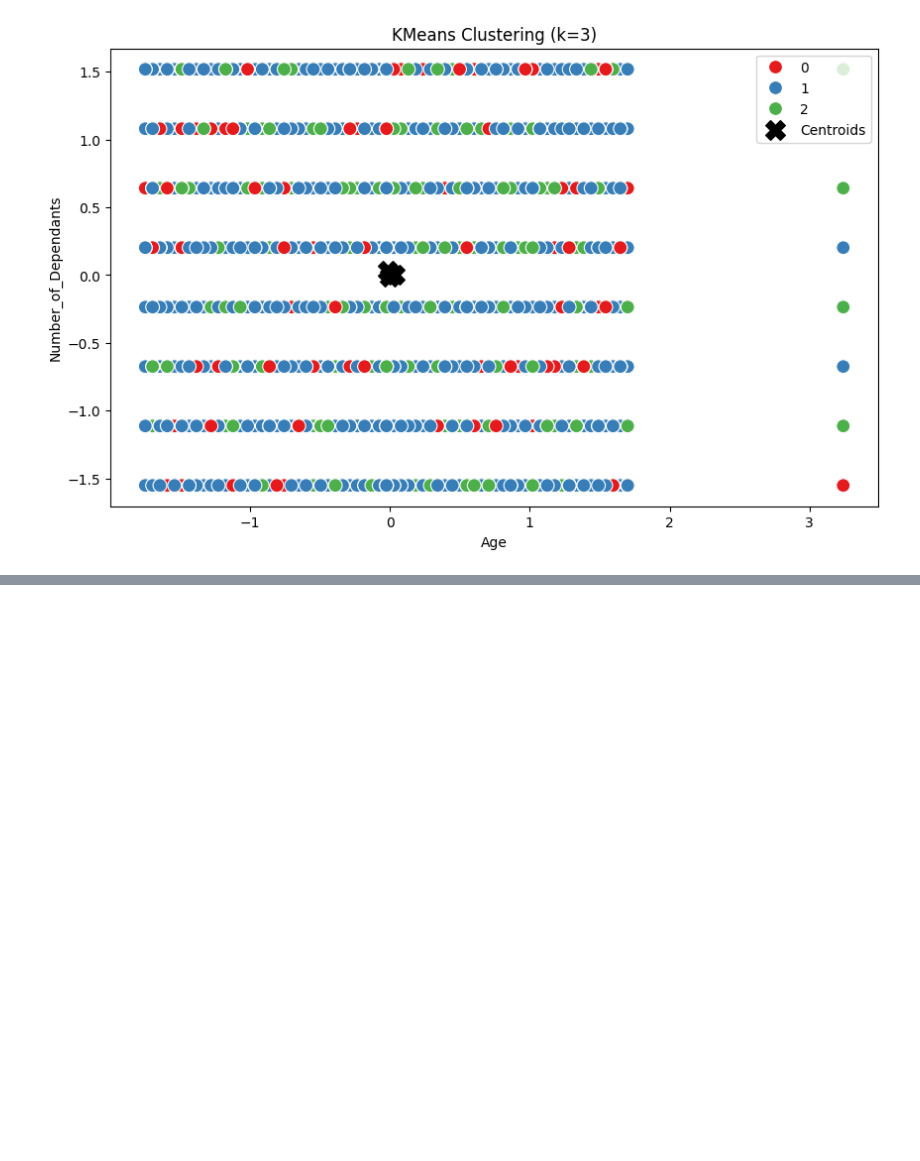
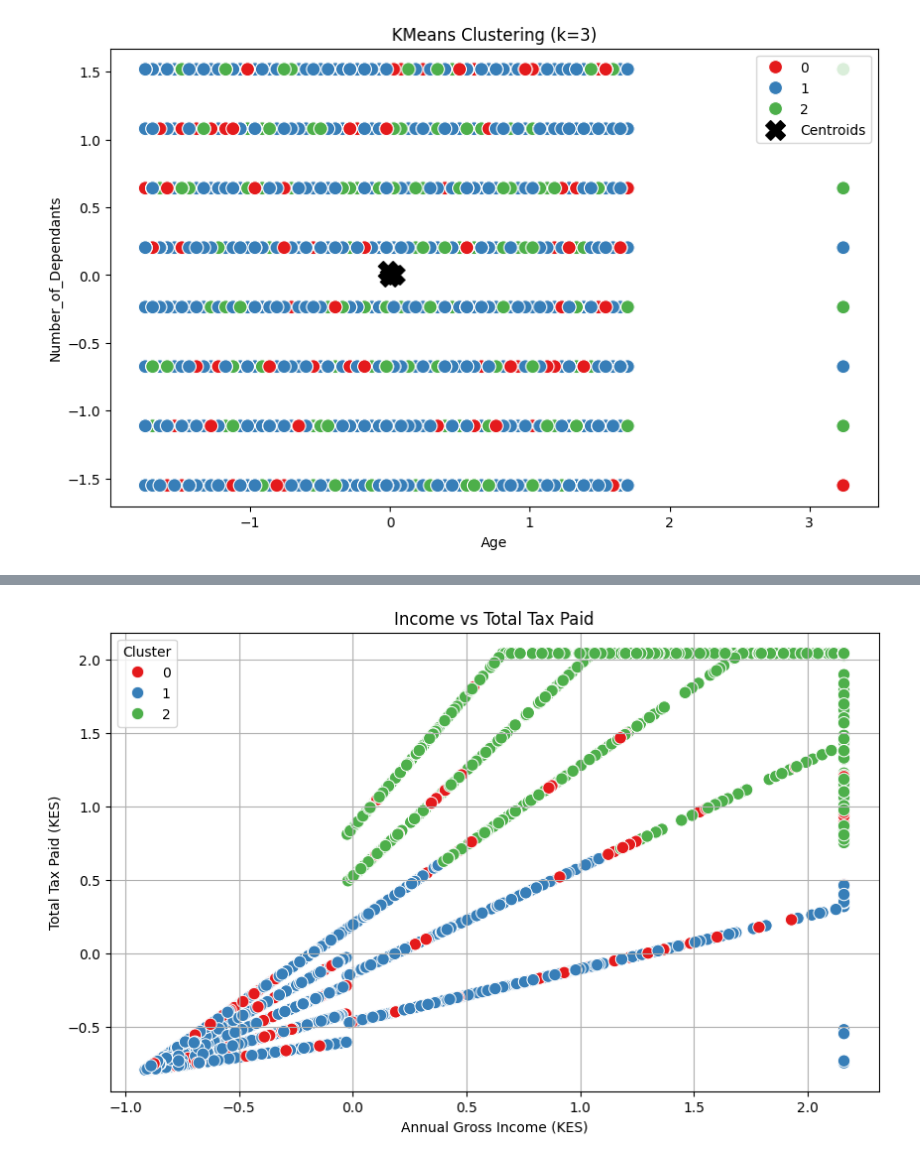
Before and after one commit to OtienoP/AI-Skilling, a Jupyter notebook: Taxpayersegmentation.ipynb, the cells around one changed output, grey strips where cells are left out. Cells and saved outputs as stored; diff of their text form; code cells hidden in the pictures; blank space fills up the shorter version.

```diff
--- a/Taxpayersegmentation.ipynb
+++ b/Taxpayersegmentation.ipynb
@@ -910,0 +1019,18 @@ Explained variance ratio by the 2 PCA components: [0.08817251 0.05855457]
+# %%
+plt.figure(figsize=(10,6))
+sns.scatterplot(
+    data=df2,
+    x='Annual_Gross_Income (KES)',
+    y='Total_Tax_Paid (KES)',
+    hue='Cluster',
+    palette='Set1',
+    s=80
+)
+
+plt.title("Income vs Total Tax Paid")
+plt.xlabel("Annual Gross Income (KES)")
+plt.ylabel("Total Tax Paid (KES)")
+plt.grid(True)
+plt.show()
+# %% [output]
+[figure, added]
```
Also changed, not shown: parts of 18 cells of this notebook, 4 other files.
